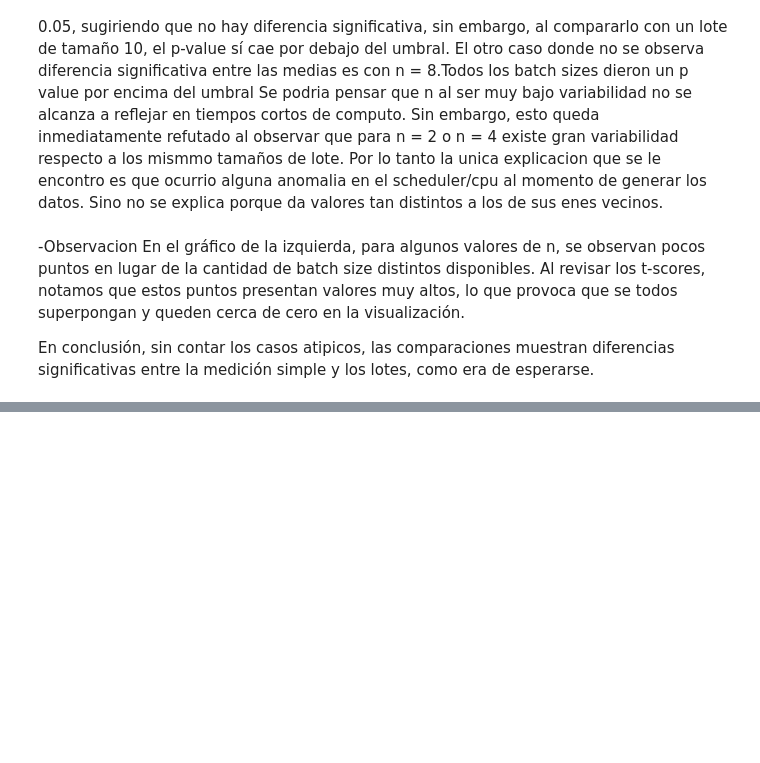
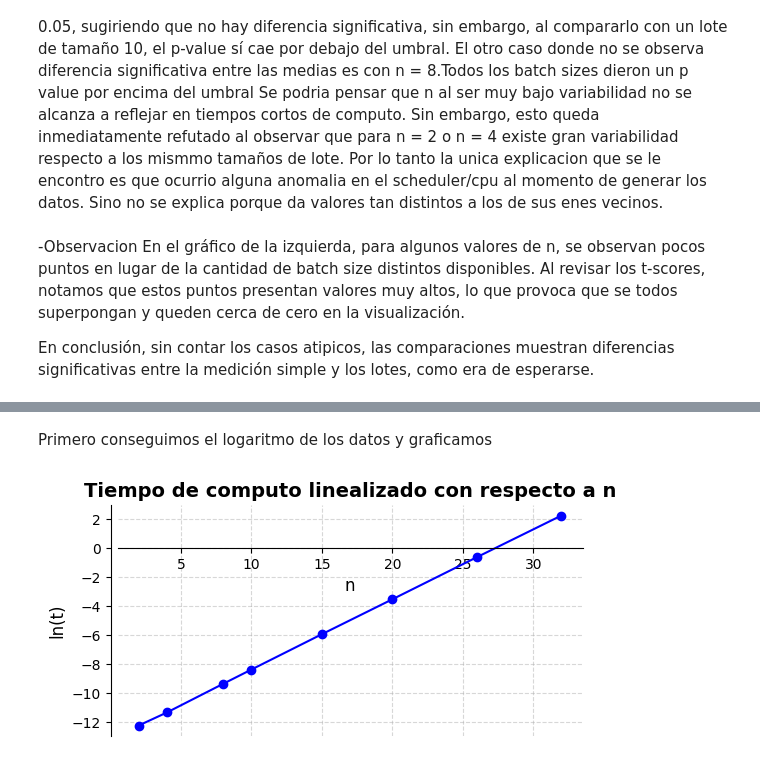
Before and after one commit to 0David1/Probabilidad, a Jupyter notebook: Untitled(1).ipynb, the cells around one changed output, grey strips where cells are left out. Saved outputs shown, nothing was run; the diff lists cells and outputs as text; code cells hidden in the pictures; blank space fills up the shorter version.

```diff
--- a/Untitled(1).ipynb
+++ b/Untitled(1).ipynb
@@ -426,0 +459,28 @@ En conclusión, sin contar los casos atipicos, las comparaciones muestran difere
+# %% [markdown]
+Primero conseguimos el logaritmo de los datos y graficamos
+# %%
+
+fig, ax = plt.subplots(figsize=(6, 3))
+ax.plot(n_values, np.log(time_values), marker='o', linestyle='-', color='b')
+
+# Etiquetas y título
+ax.set_xlabel('n', fontsize=12)
+ax.set_ylabel('ln(t)', fontsize=12)
+ax.set_title('Tiempo de computo linealizado con respecto a n', fontsize=14, fontweight='bold')
+
+# Ejes cruzando en (0,0)
+ax.spines['left'].set_position('zero')
+ax.spines['bottom'].set_position('zero')
+
+# Opcional: ocultar ejes superiores y derechos
+ax.spines['right'].set_color('none')
+ax.spines['top'].set_color('none')
+
+# Opcional: ticks solo hacia fuera del origen
+ax.xaxis.set_ticks_position('bottom')
+ax.yaxis.set_ticks_position('left')
+
+ax.grid(True, linestyle='--', alpha=0.5)
+plt.show()
+# %% [output]
+[figure, added]
```
Also changed, not shown: parts of 9 cells of this notebook.
